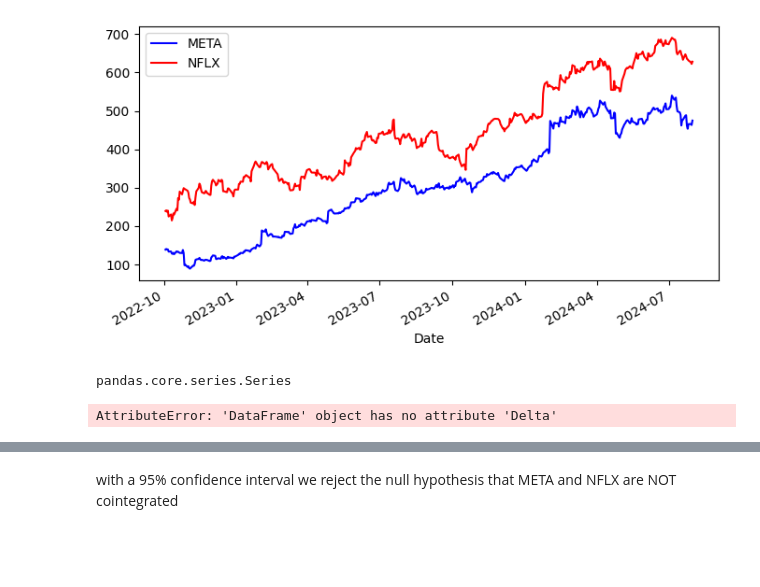
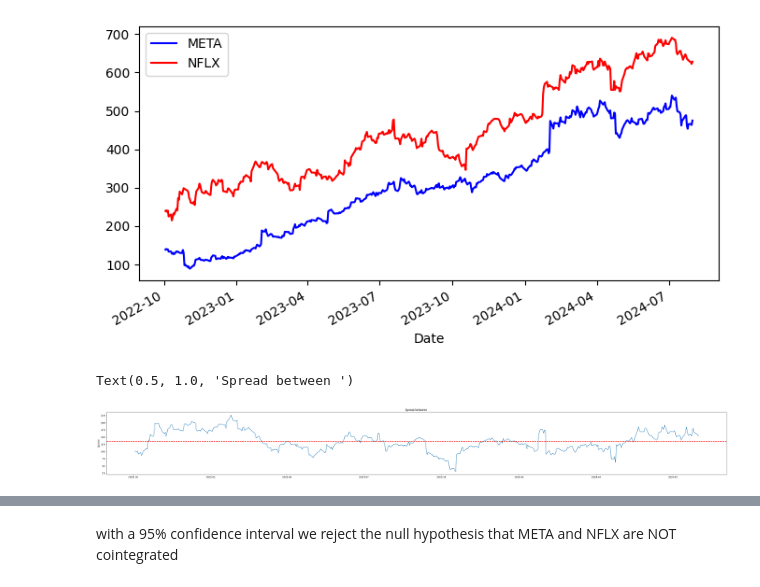
Before and after one commit to HashimKhan0/pair_trading, a Jupyter notebook: cointegration.ipynb, the cells around one changed output, grey strips where cells are left out. Cells and saved outputs as stored; diff of their text form; code cells hidden in the pictures; blank space fills up the shorter version.

```diff
--- a/cointegration.ipynb
+++ b/cointegration.ipynb
@@ -137,26 +137,24 @@ plt.show()
 # %% [output]
 [figure]
 # %%
-spread = data['NFLX'] - data['META']
-
-data.head()
-
-type(spread)
+data['spread'] = data['NFLX'] - data['META']
-# %% [output]
-pandas.core.series.Series
 # %%
 
-plt.plot(data.index, data.Delta)
+plt.plot(data.index, data.spread)
 
-avg_delta = sum(data.Delta)/(len(data.Delta))
+avg_delta = data.spread.mean()
 
 plt.axhline(y=avg_delta, color='red', linestyle='--', linewidth=2)
+
+
 
 plt.subplots_adjust(left=4, right=10, top=0.9, bottom=0.1)
 
 plt.ylabel('Spread')
+plt.title("Spread between ")
 # %% [output]
-AttributeError: 'DataFrame' object has no attribute 'Delta'
+Text(0.5, 1.0, 'Spread between ')
+[figure, added]
 # %%
 #Engle Granger Test with confidence level 95% (alpha=0.05)
 # note this test still results in the conclusion that the time series data is
```
Also changed, not shown: parts of 6 cells of this notebook, 2 other files.
